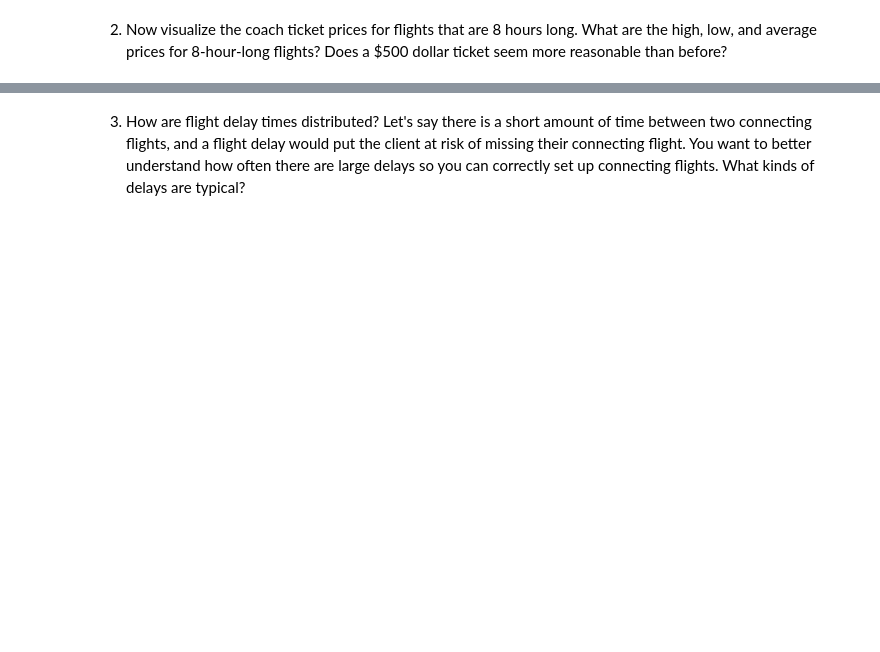
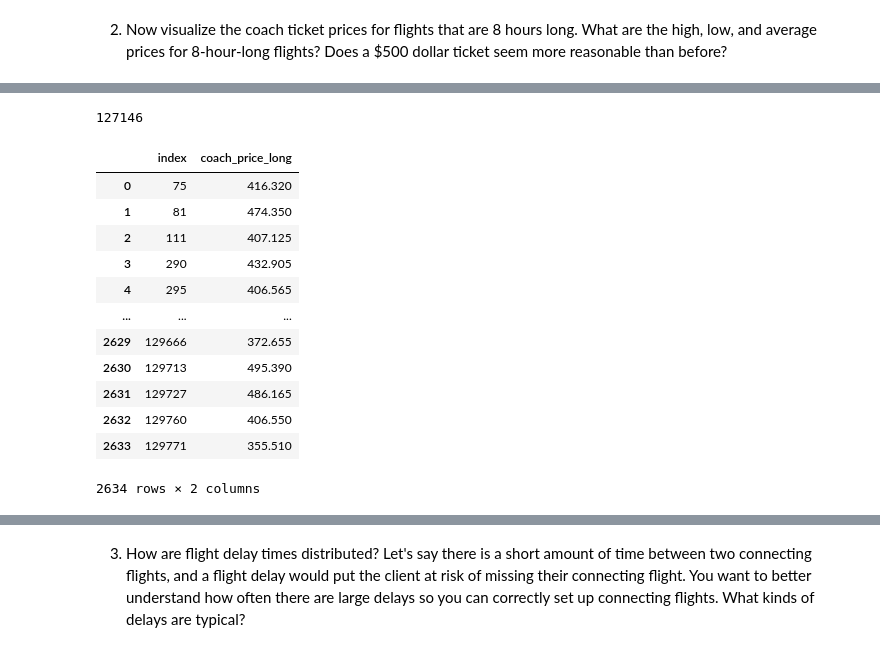
Before and after one commit to LiZoMark841619/Airline_analysis, a Jupyter notebook: Airline_analysis/Airline Analysis.ipynb, the cells around one changed output, grey strips where cells are left out. Drawn from its saved outputs; the diff is of its cells as text; code cells hidden in the pictures; blank space fills up the shorter version.

```diff
--- a/Airline_analysis/Airline Analysis.ipynb
+++ b/Airline_analysis/Airline Analysis.ipynb
@@ -108,0 +129,4 @@ plt.clf()
+# %%
+flight.coach_price_long.isna().sum()
+# %% [output]
+127146
@@ -108,0 +135,16 @@ plt.clf()
+# %%
+flight_long
+# %% [output]
+|  | index | coach_price_long |
+| 0 | 75 | 416.320 |
+| 1 | 81 | 474.350 |
+| 2 | 111 | 407.125 |
+| 3 | 290 | 432.905 |
+| 4 | 295 | 406.565 |
+| ... | ... | ... |
+| 2629 | 129666 | 372.655 |
+| 2630 | 129713 | 495.390 |
+| 2631 | 129727 | 486.165 |
+| 2632 | 129760 | 406.550 |
+| 2633 | 129771 | 355.510 |
+2634 rows × 2 columns
```
Also changed, not shown: parts of 24 cells of this notebook.
